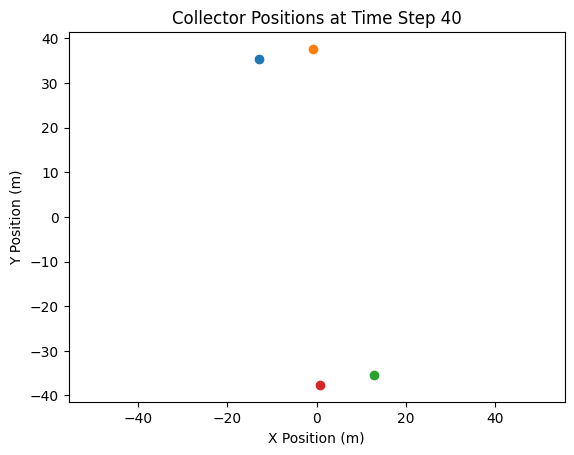
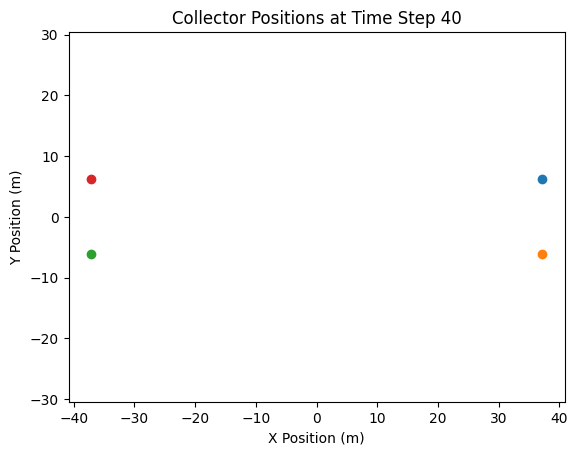
The notebook cell's code change between the first figure and the second:
--- before
+++ after
@@ -4,7 +4,7 @@
 col_pos_y = col_pos[1]
 
-# Plot all four collectors at time step 40
+# Plot all four collectors at time step 0
 for i in range(4):
-    plt.scatter(col_pos_x[i, 40], col_pos_y[i, 40], label=f'Collector {i + 1}')
+    plt.scatter(col_pos_x[i, 0], col_pos_y[i, 0], label=f'Collector {i + 1}')
 plt.title('Collector Positions at Time Step 40')
 plt.xlabel('X Position (m)')

Commit: Update docs